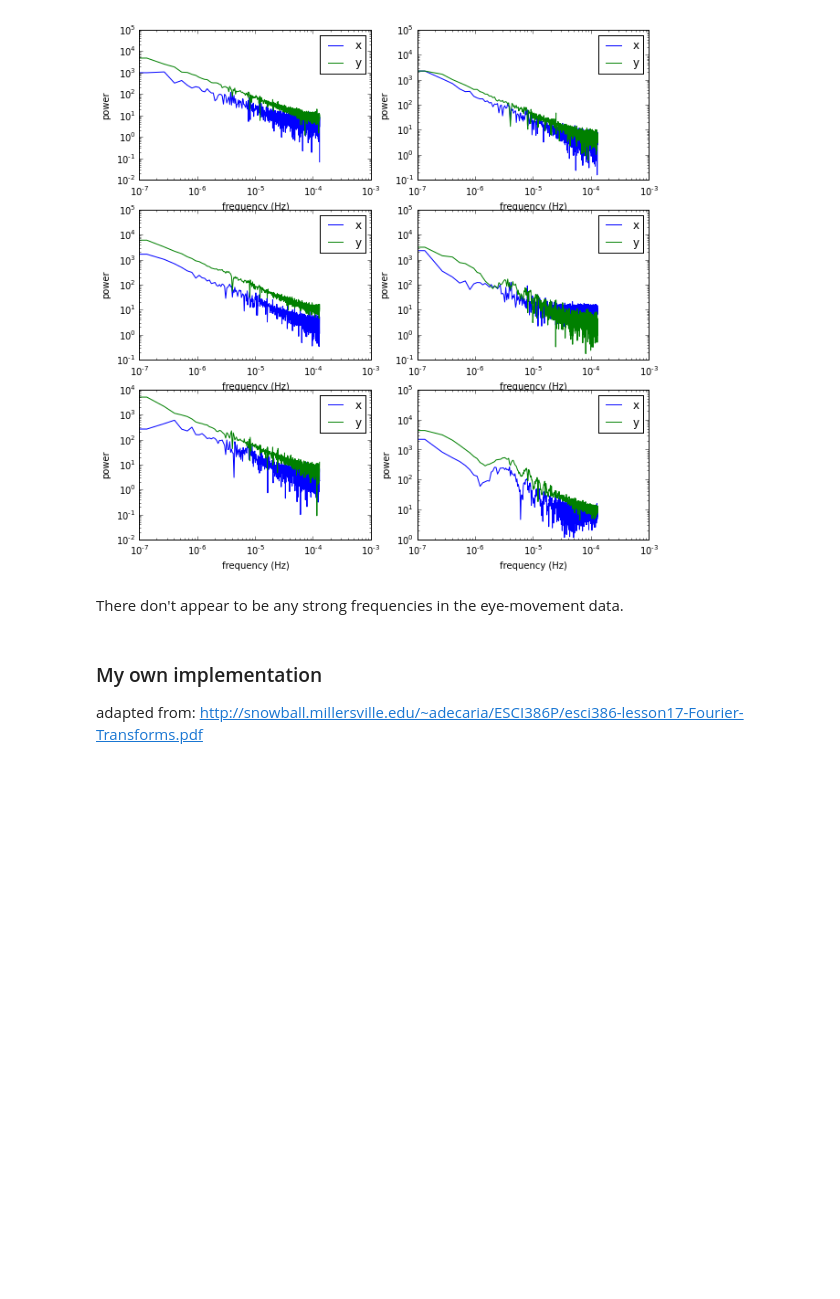
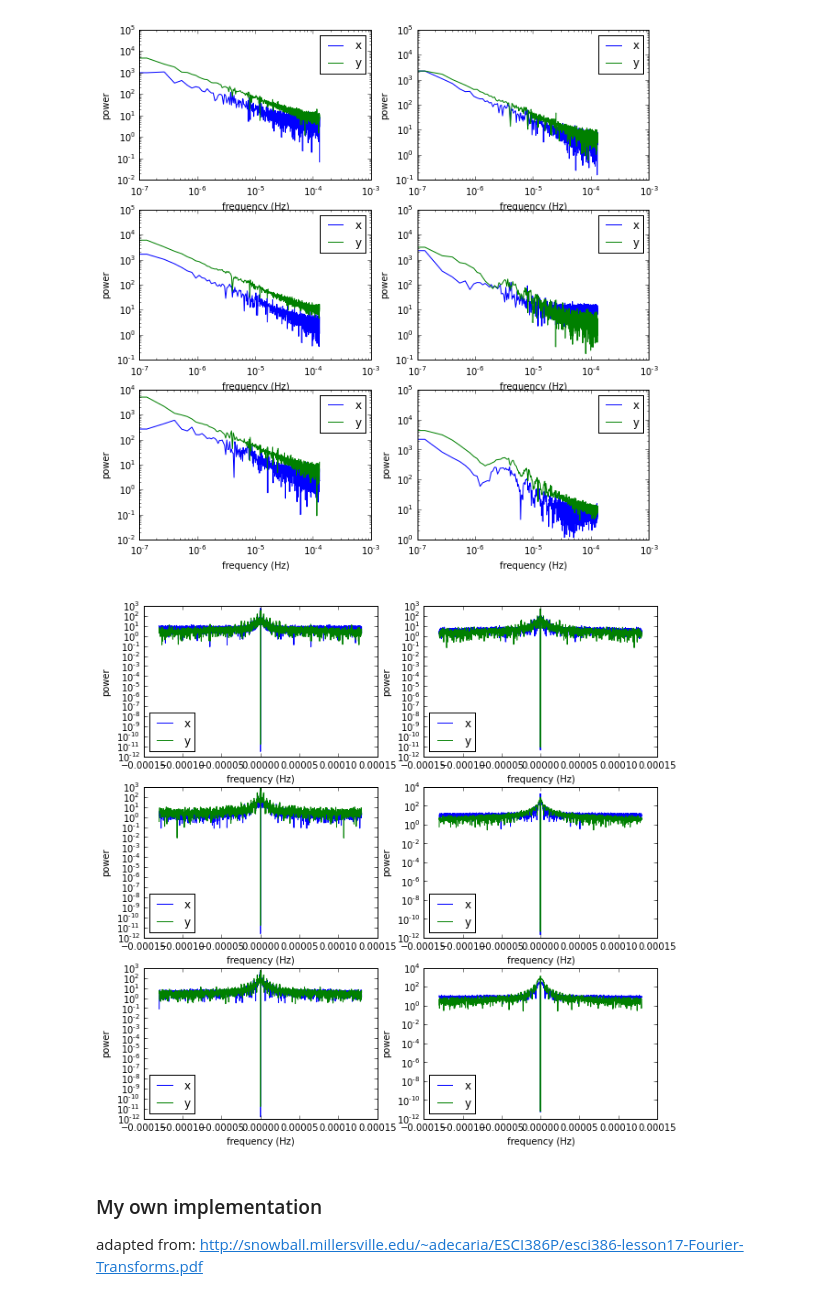
Before and after one commit to vdutell/eyemovement, a Jupyter notebook: Eye Movement Modeling.ipynb, the cells around one changed output. Saved outputs shown, nothing was run; the diff lists cells and outputs as text; code cells hidden in the pictures; blank space fills up the shorter version.

```diff
--- a/Eye Movement Modeling.ipynb
+++ b/Eye Movement Modeling.ipynb
@@ -246,8 +256,45 @@ for i, pl in enumerate(ax.flatten()):
 plt.show()
 # %% [output]
 [figure]
-# %% [markdown]
-There don't appear to be any strong frequencies in the eye-movement data.
+# %%
+import numpy as np
+from scipy.fftpack import fft
+from scipy import signal
+
+fig, ax = plt.subplots(nrow, ncol, figsize=(10,10))
+tstep = float(2*len(trials[0].x)) #this is the Nyquist frequency (2x sampling rate)
+#tstep = 10000
+
+for i, pl in enumerate(ax.flatten()):
+    trial = trials[i]
+
+    ##normalize data
+    x = trial.x - np.mean(trial.x)
+    y = trial.y - np.mean(trial.y)
+
+    x = signal.detrend(x)
+    y = signal.detrend(y)
+
+    #X direction
+    xfq = np.fft.fftshift(np.fft.fftfreq(len(x), tstep))
+    xps = np.fft.fftshift(np.abs(np.fft.fft(x)))
+    #Y direction
+    yfq = np.fft.fftshift(np.fft.fftfreq(len(y), tstep))
+    yps = np.fft.fftshift(np.abs(np.fft.fft(y)))
+    ##plot it
+    pl.plot(xfq, xps, label = 'x')
+    pl.plot(yfq, yps, label = 'y')
+    ##log scale
+    #pl.set_xscale('log')
+    pl.set_yscale('log')
+    ##labels
+    pl.set_xlabel('frequency (Hz)')
+    pl.set_ylabel('power')
+    ##legend
+    pl.legend(loc = 0)
+plt.show()
+# %% [output]
+[figure, added]
 # %% [markdown]
 ### My own implementation
 
```
Also changed, not shown: parts of 31 cells of this notebook.
